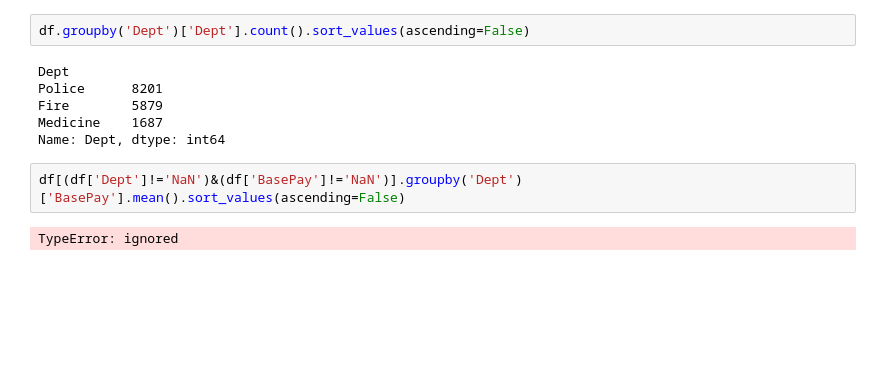
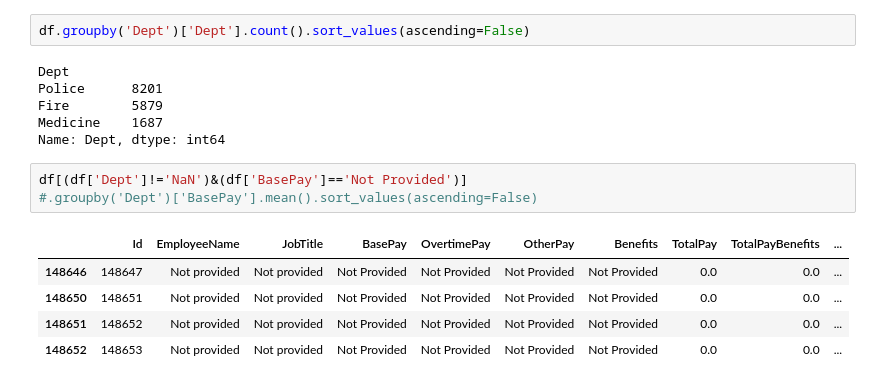
Before and after one commit to EvgenyBelov78/DA1, a Jupyter notebook: Salaries_in_SF.ipynb, the cells around one changed output. Drawn from its saved outputs; the diff is of its cells as text; blank space fills up the shorter version.

```diff
--- a/Salaries_in_SF.ipynb
+++ b/Salaries_in_SF.ipynb
@@ -227,6 +227,11 @@ Fire        5879
 Medicine    1687
 Name: Dept, dtype: int64
 # %%
-df[(df['Dept']!='NaN')&(df['BasePay']!='NaN')].groupby('Dept')['BasePay'].mean().sort_values(ascending=False)
+df[(df['Dept']!='NaN')&(df['BasePay']=='Not Provided')]
+#.groupby('Dept')['BasePay'].mean().sort_values(ascending=False)
 # %% [output]
-TypeError: ignored
+|  | Id | EmployeeName | JobTitle | BasePay | OvertimePay | OtherPay | Benefits | TotalPay | TotalPayBenefits | ... |
+| 148646 | 148647 | Not provided | Not provided | Not Provided | Not Provided | Not Provided | Not Provided | 0.0 | 0.0 | ... |
+| 148650 | 148651 | Not provided | Not provided | Not Provided | Not Provided | Not Provided | Not Provided | 0.0 | 0.0 | ... |
+| 148651 | 148652 | Not provided | Not provided | Not Provided | Not Provided | Not Provided | Not Provided | 0.0 | 0.0 | ... |
+| 148652 | 148653 | Not provided | Not provided | Not Provided | Not Provided | Not Provided | Not Provided | 0.0 | 0.0 | ... |
```
Also changed, not shown: parts of 4 cells of this notebook.
